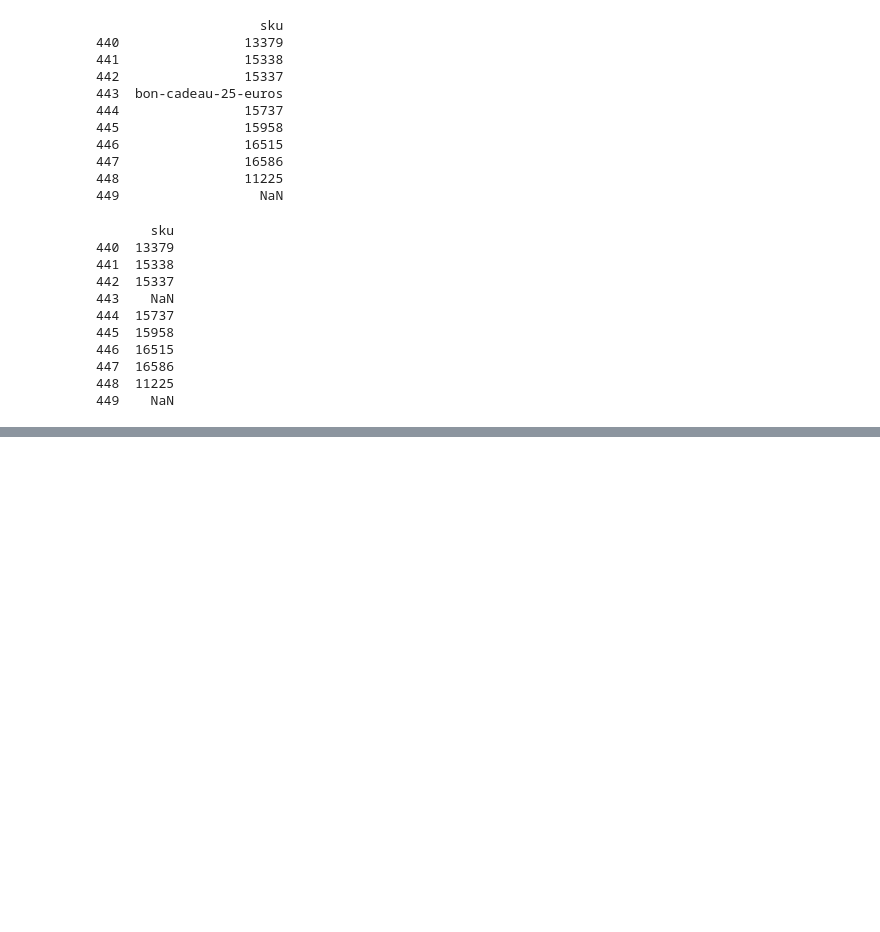
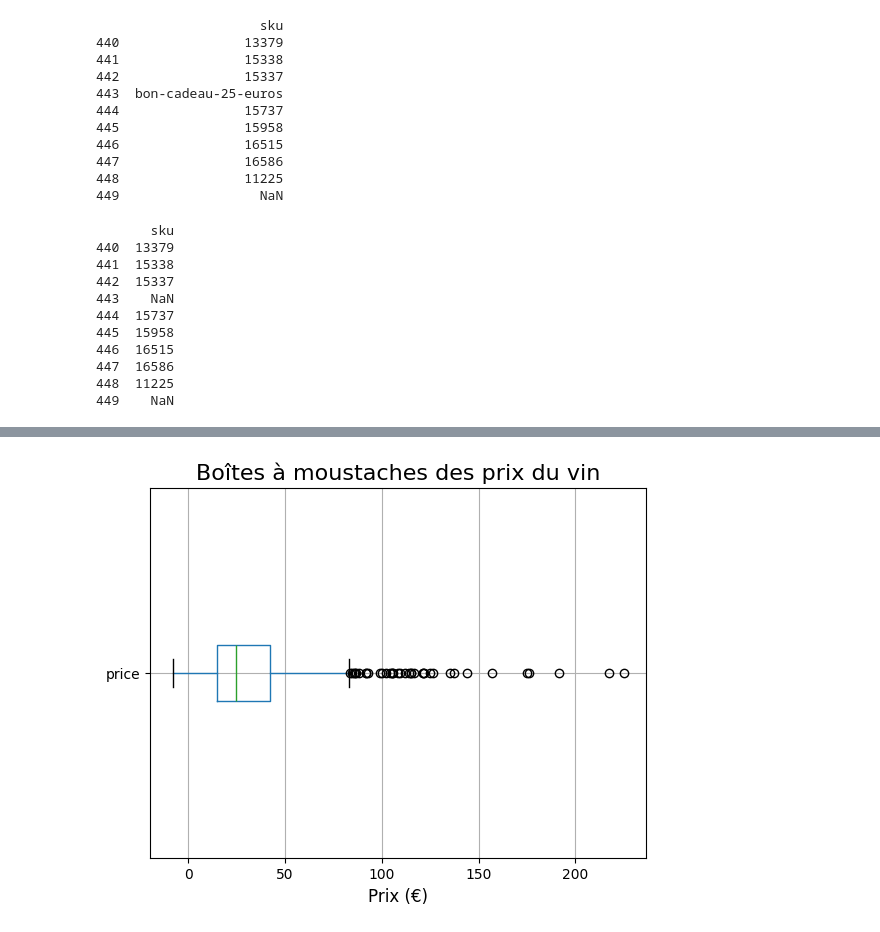
Before and after one commit to SylviaNice/7162856-G-rez-Git-et-GitHub, a Jupyter notebook: Projet_Bottleneck_Python.ipynb, the cells around one changed output, grey strips where cells are left out. Saved outputs shown, nothing was run; the diff lists cells and outputs as text; code cells hidden in the pictures; blank space fills up the shorter version.

```diff
--- a/Projet_Bottleneck_Python.ipynb
+++ b/Projet_Bottleneck_Python.ipynb
@@ -432,0 +442,9 @@ Index(['product_id', 'onsale_web', 'price', 'stock_quantity', 'stock_status',
+# %%
+# Supprimer les indices -1 dans la colonne 'sku' du fichier final
+
+erp_liaison_web['sku'] = erp_liaison_web['sku'].astype(str)
+erp_liaison_web['sku'] = erp_liaison_web['sku'].str.replace(r'-1$', '', regex=True)
+print(erp_liaison_web['sku'])
+# Sauvegarder les modifications dans un nouveau fichier Excel
+erp_liaison_web.to_excel("erp_liaison_web.xlsx", index=False)
+files.download("erp_liaison_web.xlsx")
@@ -432,0 +674,9 @@ Index(['product_id', 'onsale_web', 'price', 'stock_quantity', 'stock_status',
+# %%
+# Représentation graphique des outliers dans les prix du vin
+
+erp_liaison_web.boxplot(column="price", vert=False)
+plt.title("Boîtes à moustaches des prix du vin", fontsize=16)
+plt.xlabel("Prix (€)", fontsize=12)
+plt.show()
+# %% [output]
+[figure, added]
```
Also changed, not shown: parts of 24 cells of this notebook.
